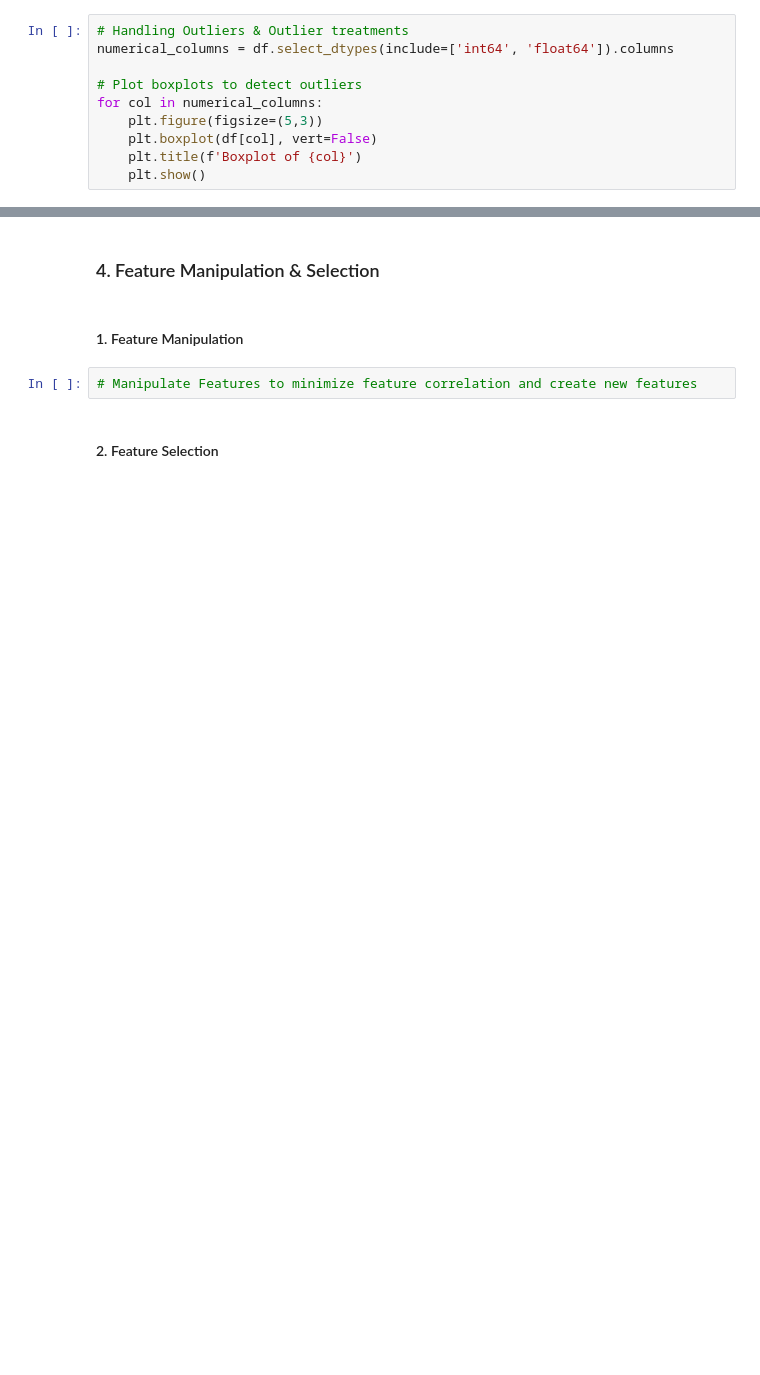
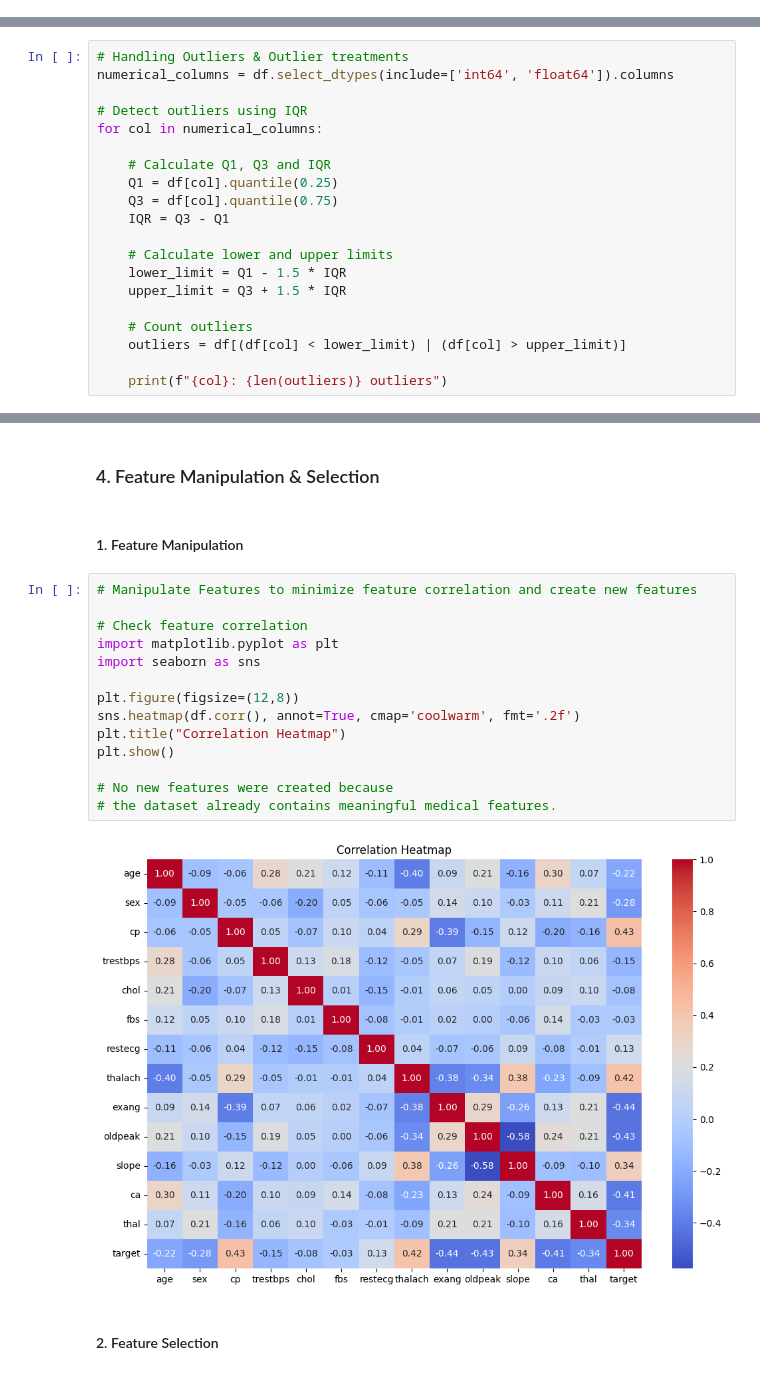
Before and after one commit to niharikaBargujar/Heart_disease_prediction, a Jupyter notebook: Heart_disease_prediction.ipynb, the cells around one changed output, grey strips where cells are left out. Cells and saved outputs as stored; diff of their text form; blank space fills up the shorter version.

```diff
--- a/Heart_disease_prediction.ipynb
+++ b/Heart_disease_prediction.ipynb
@@ -836,13 +840,3 @@ Therefore, no imputation technique (Mean, Median, Mode, or KNN) was required.
 This preserves the original data without introducing unnecessary changes.
 # %% [markdown]
 ### 2. Handling Outliers
-# %%
-# Handling Outliers & Outlier treatments
-numerical_columns = df.select_dtypes(include=['int64', 'float64']).columns
-
-# Plot boxplots to detect outliers
-for col in numerical_columns:
-    plt.figure(figsize=(5,3))
-    plt.boxplot(df[col], vert=False)
-    plt.title(f'Boxplot of {col}')
-    plt.show()
@@ -863,0 +843,20 @@ for col in numerical_columns:
+# %%
+# Handling Outliers & Outlier treatments
+numerical_columns = df.select_dtypes(include=['int64', 'float64']).columns
+
+# Detect outliers using IQR
+for col in numerical_columns:
+
+    # Calculate Q1, Q3 and IQR
+    Q1 = df[col].quantile(0.25)
+    Q3 = df[col].quantile(0.75)
+    IQR = Q3 - Q1
+
+    # Calculate lower and upper limits
+    lower_limit = Q1 - 1.5 * IQR
+    upper_limit = Q3 + 1.5 * IQR
+
+    # Count outliers
+    outliers = df[(df[col] < lower_limit) | (df[col] > upper_limit)]
+
+    print(f"{col}: {len(outliers)} outliers")
@@ -949,7 +918,21 @@ Answer Here.
 ### 4. Feature Manipulation & Selection
 # %% [markdown]
 #### 1. Feature Manipulation
-# %%
-# Manipulate Features to minimize feature correlation and create new features
+# %%
+# Manipulate Features to minimize feature correlation and create new features
+
+# Check feature correlation
+import matplotlib.pyplot as plt
+import seaborn as sns
+
+plt.figure(figsize=(12,8))
+sns.heatmap(df.corr(), annot=True, cmap='coolwarm', fmt='.2f')
+plt.title("Correlation Heatmap")
+plt.show()
+
+# No new features were created because
+# the dataset already contains meaningful medical features.
+# %% [output]
+[figure, added]
 # %% [markdown]
 #### 2. Feature Selection
```
Also changed, not shown: parts of 58 cells of this notebook.
